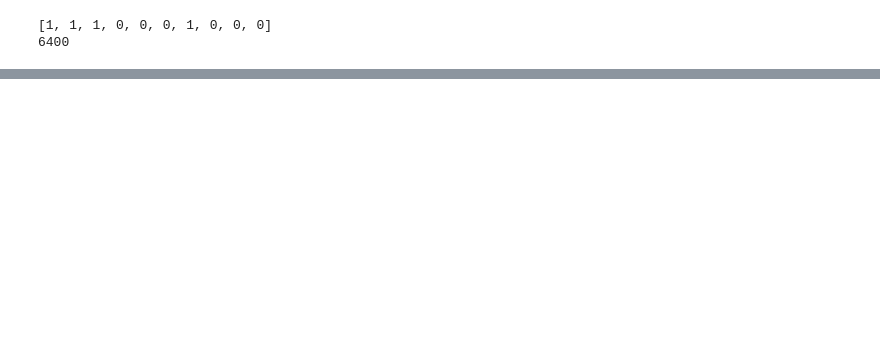
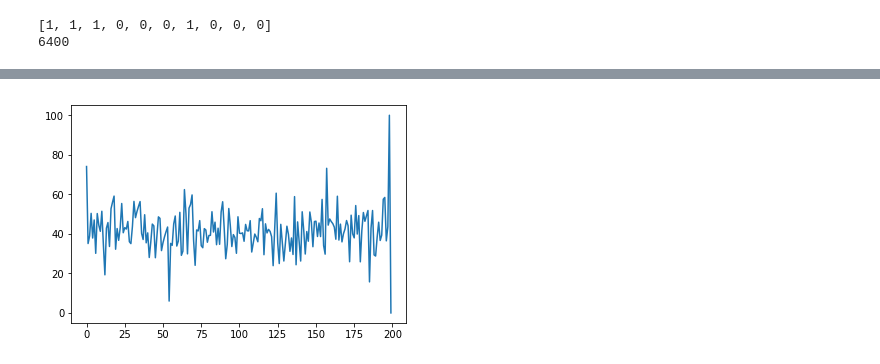
Before and after one commit to ahorjia/FontClassifier, a Jupyter notebook: Attributes/attribute/Process User Choices.ipynb, the cells around one changed output, grey strips where cells are left out. Cells and saved outputs as stored; diff of their text form; code cells hidden in the pictures; blank space fills up the shorter version.

```diff
--- a/Attributes/attribute/Process User Choices.ipynb
+++ b/Attributes/attribute/Process User Choices.ipynb
@@ -462,2 +505,8 @@ plt.show()
+# %%
+w_transformed = change_range(w.flatten(), 0, 100)
+plt.plot(w_transformed)
+plt.show()
+# %% [output]
+[figure, added]
 # %%
 print(w_transformed)
```
Also changed, not shown: parts of 28 cells of this notebook, 2 other files.
